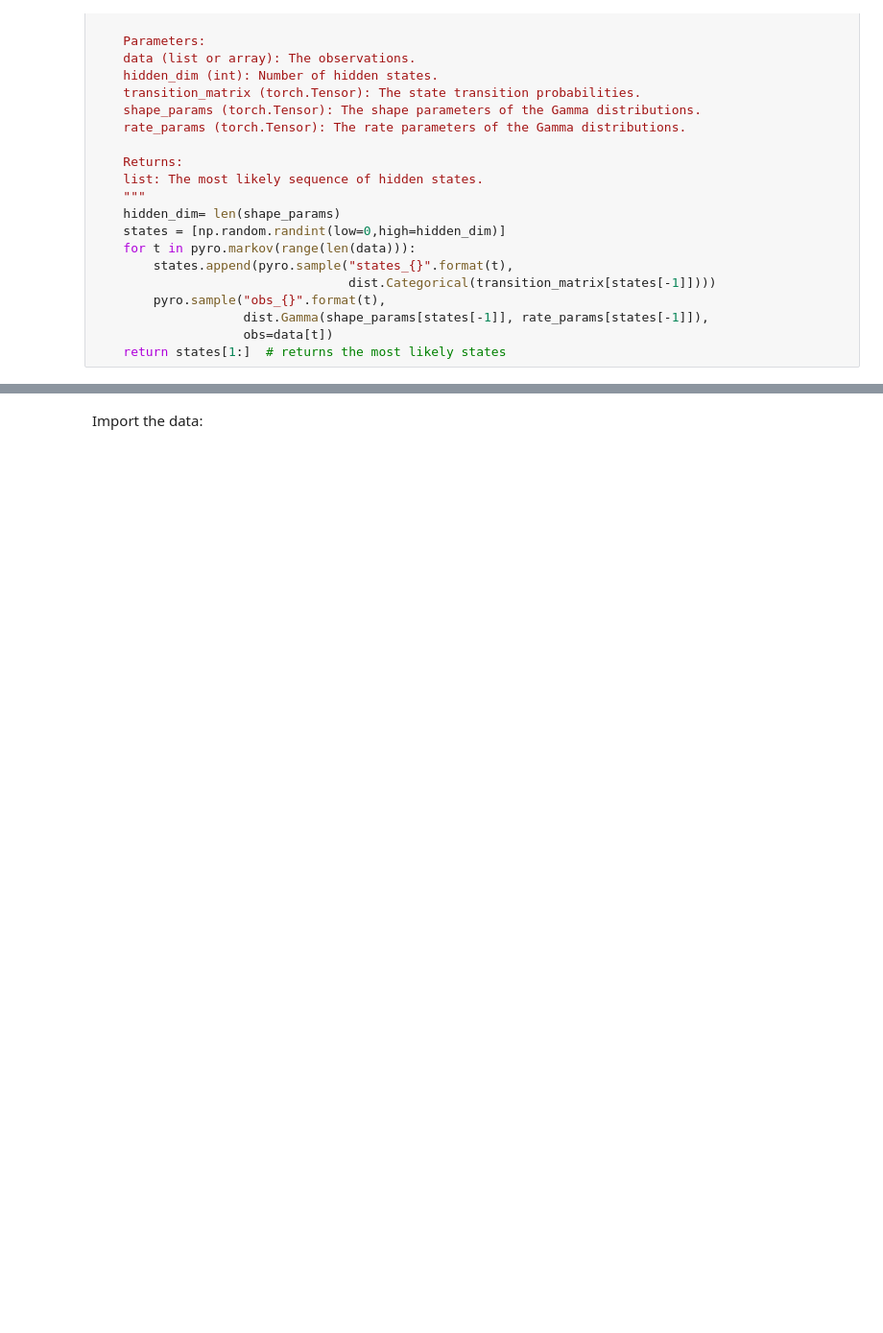
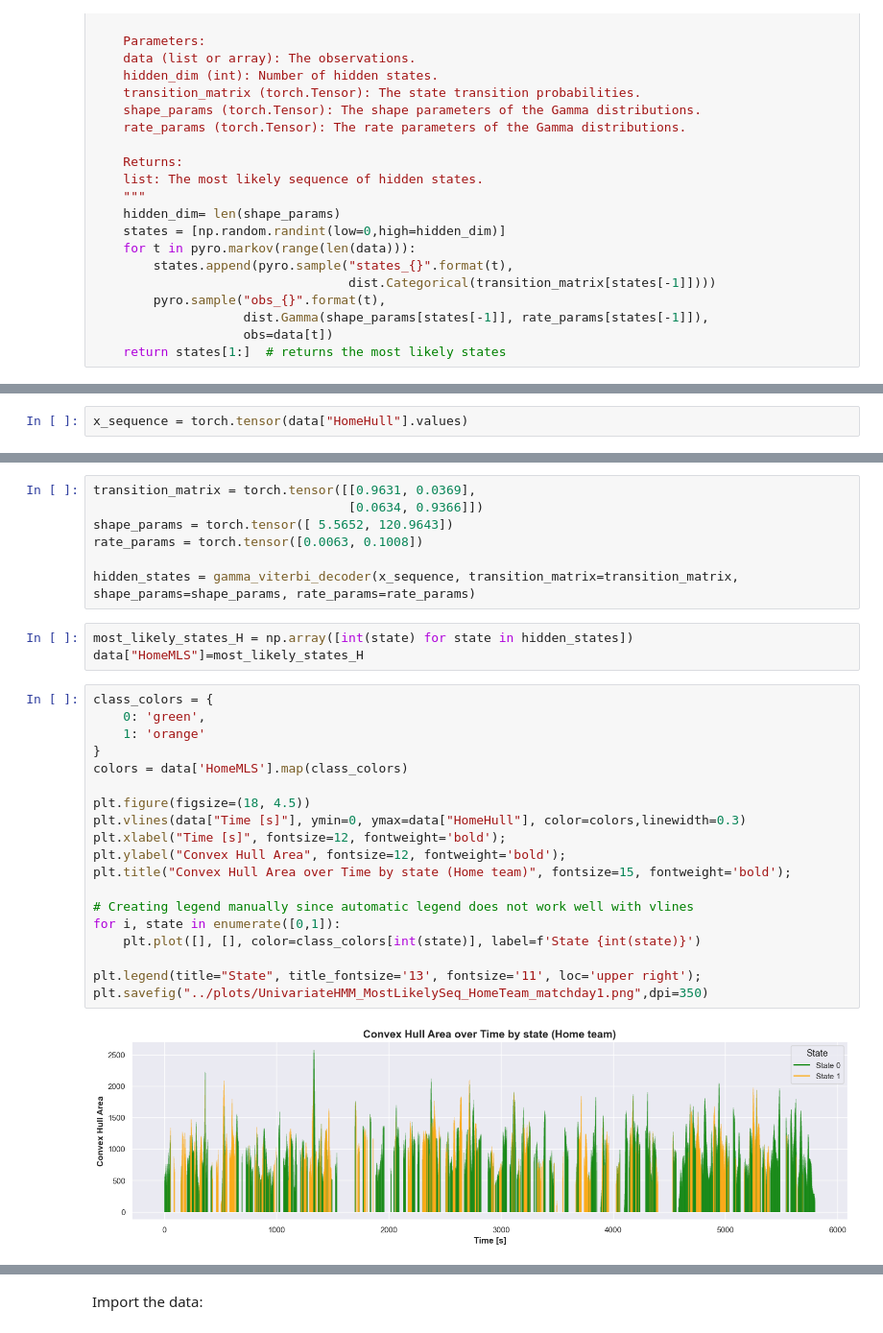
Before and after one commit to ValentinisAlessio/PML_exam, a Jupyter notebook: hmmpyro_tests/Viterbi.ipynb, the cells around one changed output, grey strips where cells are left out. Shown at 96% size. Saved outputs shown, nothing was run; the diff lists cells and outputs as text; blank space fills up the shorter version.

```diff
--- a/hmmpyro_tests/Viterbi.ipynb
+++ b/hmmpyro_tests/Viterbi.ipynb
@@ -33,0 +42,2 @@ def gamma_viterbi_decoder(data, transition_matrix, shape_params, rate_params):
+# %%
+x_sequence = torch.tensor(data["HomeHull"].values)
@@ -33,0 +52,31 @@ def gamma_viterbi_decoder(data, transition_matrix, shape_params, rate_params):
+# %%
+transition_matrix = torch.tensor([[0.9631, 0.0369],
+                                  [0.0634, 0.9366]])
+shape_params = torch.tensor([ 5.5652, 120.9643])
+rate_params = torch.tensor([0.0063, 0.1008])
+
+hidden_states = gamma_viterbi_decoder(x_sequence, transition_matrix=transition_matrix, shape_params=shape_params, rate_params=rate_params)
+# %%
+most_likely_states_H = np.array([int(state) for state in hidden_states])
+data["HomeMLS"]=most_likely_states_H
+# %%
+class_colors = {
+    0: 'green',
+    1: 'orange'
+}
+colors = data['HomeMLS'].map(class_colors)
+
+plt.figure(figsize=(18, 4.5))
+plt.vlines(data["Time [s]"], ymin=0, ymax=data["HomeHull"], color=colors,linewidth=0.3)
+plt.xlabel("Time [s]", fontsize=12, fontweight='bold');
+plt.ylabel("Convex Hull Area", fontsize=12, fontweight='bold');
+plt.title("Convex Hull Area over Time by state (Home team)", fontsize=15, fontweight='bold');
+
+# Creating legend manually since automatic legend does not work well with vlines
+for i, state in enumerate([0,1]):
+    plt.plot([], [], color=class_colors[int(state)], label=f'State {int(state)}')
+
+plt.legend(title="State", title_fontsize='13', fontsize='11', loc='upper right');
+plt.savefig("../plots/UnivariateHMM_MostLikelySeq_HomeTeam_matchday1.png",dpi=350)
+# %% [output]
+[figure, added]
```
Also changed, not shown: parts of 26 cells of this notebook, 11 other files.
